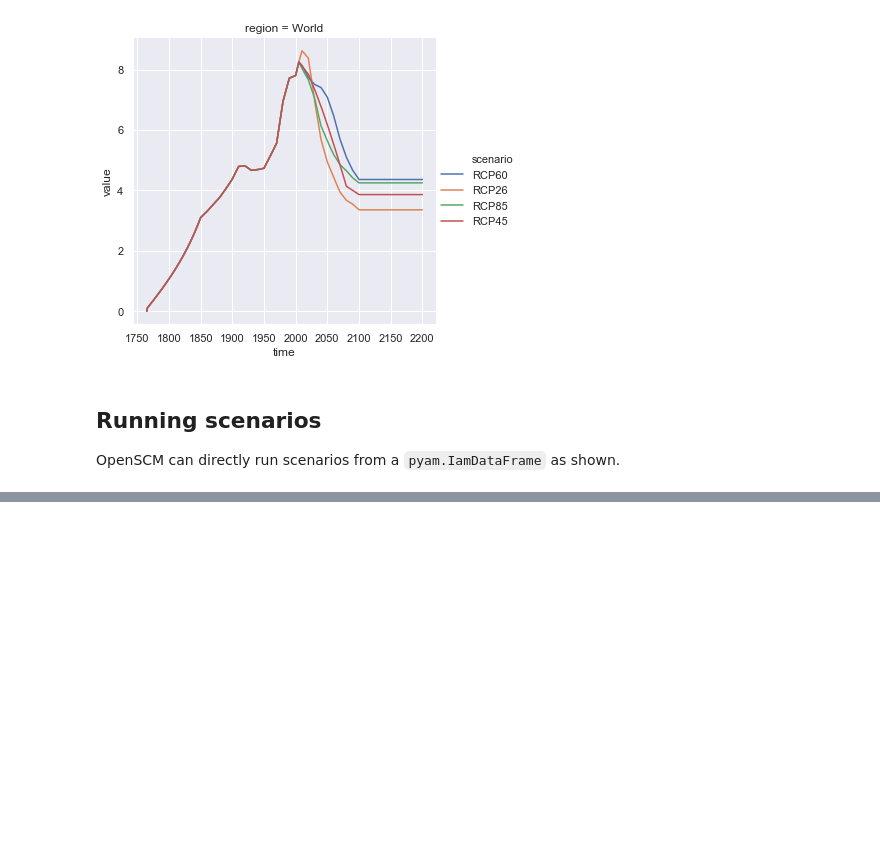
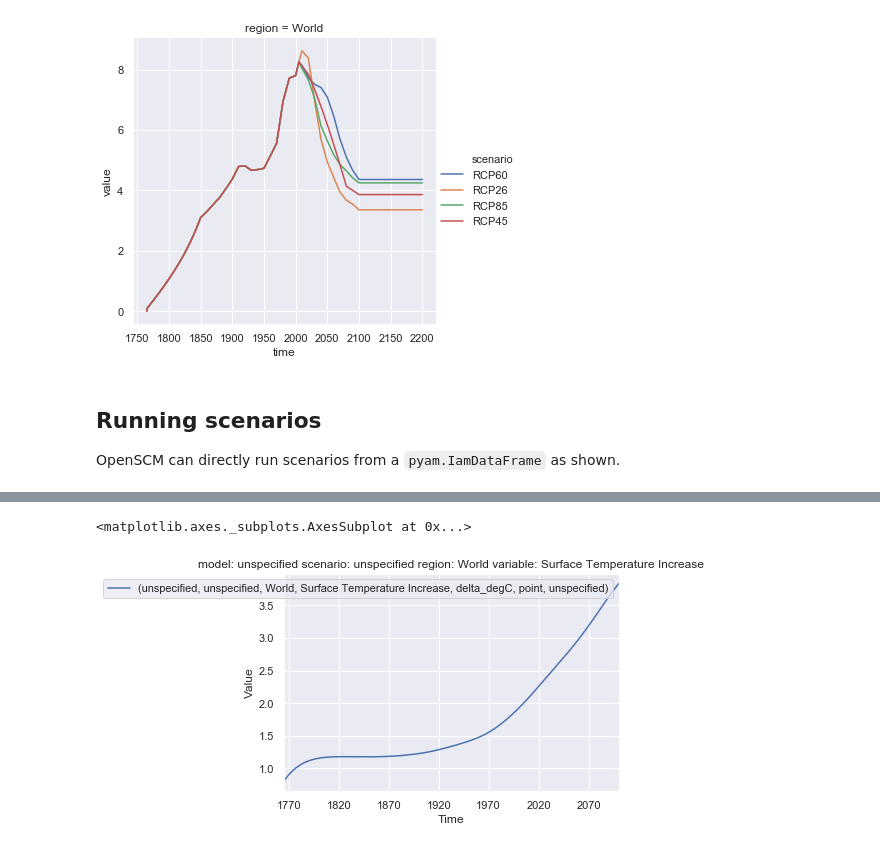
Before and after one commit to openscm/openscm, a Jupyter notebook: notebooks/pyam-integration.ipynb, the cells around one changed output, grey strips where cells are left out. Saved outputs shown, nothing was run; the diff lists cells and outputs as text; code cells hidden in the pictures; blank space fills up the shorter version.

Commit message:
Get DICE running in notebook

```diff
--- a/notebooks/pyam-integration.ipynb
+++ b/notebooks/pyam-integration.ipynb
@@ -107,0 +115,3 @@ OpenSCM can directly run scenarios from a `pyam.IamDataFrame` as shown.
+# %%
+run_df = df.filter(variable="Emissions|CO2*", scenario="RCP60")
+run_df.head()
@@ -107,0 +125,17 @@ OpenSCM can directly run scenarios from a `pyam.IamDataFrame` as shown.
+# %%
+results = []
+for a in ["DICE"]:#, "PH99"]:
+    ps = ScmDataFrame(run_df).to_parameterset()
+    ps.generic("Start Time").value = np.datetime64(run_df.data["time"].min())
+    ps.generic("Stop Time").value = np.datetime64(run_df.data["time"].max())
+    outputs = ParameterSet()
+    adapter = load_adapter(a)(ps, outputs)
+    adapter.reset()
+    adapter.run()
+    output_scmdf = convert_openscm_to_scmdataframe(
+        outputs,
+        time_points=[np.datetime64("{}-01-01".format(y)) for y in range(1765, 2101)]
+    )
+    results.append(output_scmdf)
+
+output_scmdf = df_append(results)
@@ -107,0 +154,5 @@ OpenSCM can directly run scenarios from a `pyam.IamDataFrame` as shown.
+# %%
+output_scmdf.filter(variable="Surface Temperature Increase").line_plot()
+# %% [output]
+<matplotlib.axes._subplots.AxesSubplot at 0x...>
+[figure, added]
```
Also changed, not shown: parts of 3 cells of this notebook, 1 other file.
